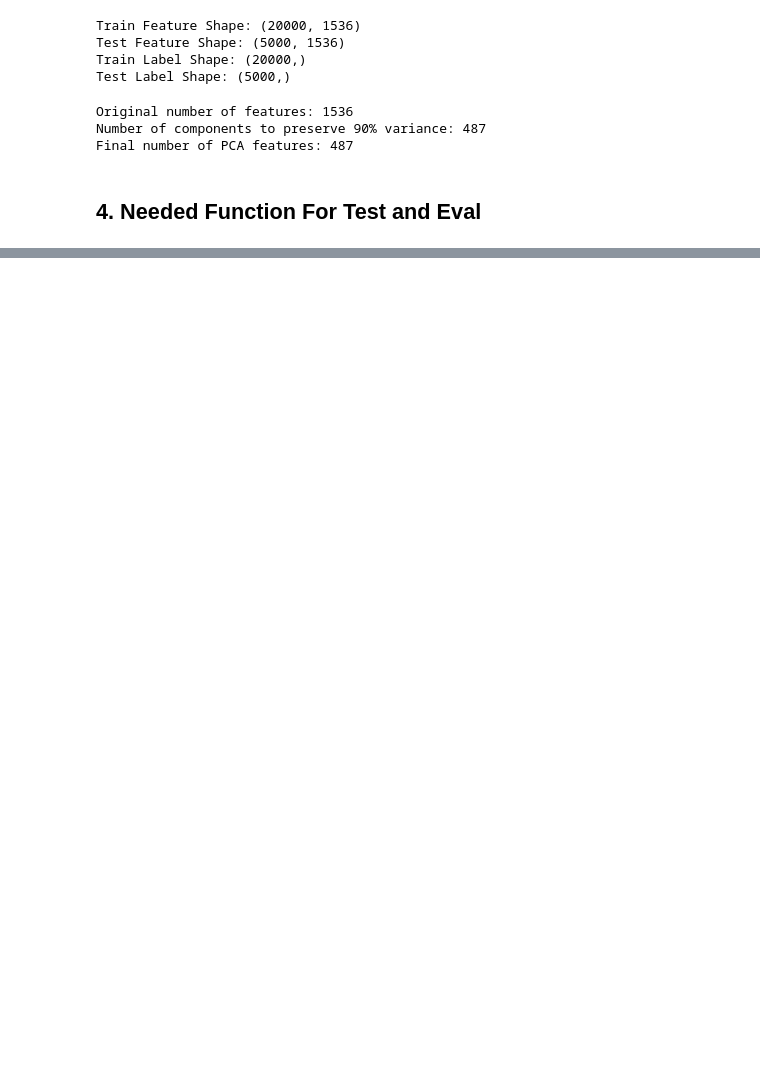
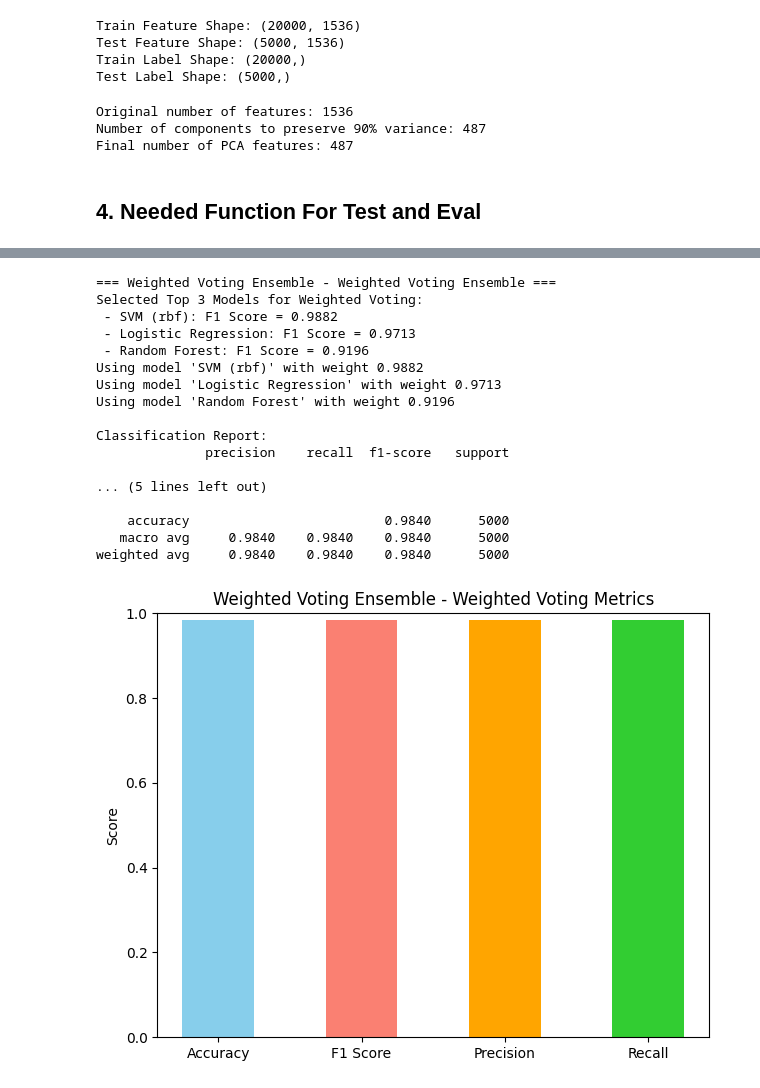
Before and after one commit to burakdogangazi/derinOdev, a Jupyter notebook: DifferentModels_MTL_JustTwo.ipynb, the cells around one changed output, grey strips where cells are left out. Saved outputs shown, nothing was run; the diff lists cells and outputs as text; code cells hidden in the pictures; blank space fills up the shorter version.

```diff
--- a/DifferentModels_MTL_JustTwo.ipynb
+++ b/DifferentModels_MTL_JustTwo.ipynb
@@ -672,0 +796,24 @@ Recall (weighted): 0.9635
+# %%
+y_pred_weighted, metrics_weighted = weighted_voting_ensemble(
+    trained_models, f1_list, X_test_pca, y_test, class_names, task_name="Weighted Voting Ensemble"
+)
+results["Weighted Voting"] = metrics_weighted
+# %% [output]
+=== Weighted Voting Ensemble - Weighted Voting Ensemble ===
+Selected Top 3 Models for Weighted Voting:
+ - SVM (rbf): F1 Score = 0.9882
+ - Logistic Regression: F1 Score = 0.9713
+ - Random Forest: F1 Score = 0.9196
+Using model 'SVM (rbf)' with weight 0.9882
+Using model 'Logistic Regression' with weight 0.9713
+Using model 'Random Forest' with weight 0.9196
+
+Classification Report:
+              precision    recall  f1-score   support
+
+... (5 lines left out)
+
+    accuracy                         0.9840      5000
+   macro avg     0.9840    0.9840    0.9840      5000
+weighted avg     0.9840    0.9840    0.9840      5000
+[figure, added]
```
Also changed, not shown: parts of 24 cells of this notebook, 1 other file.
